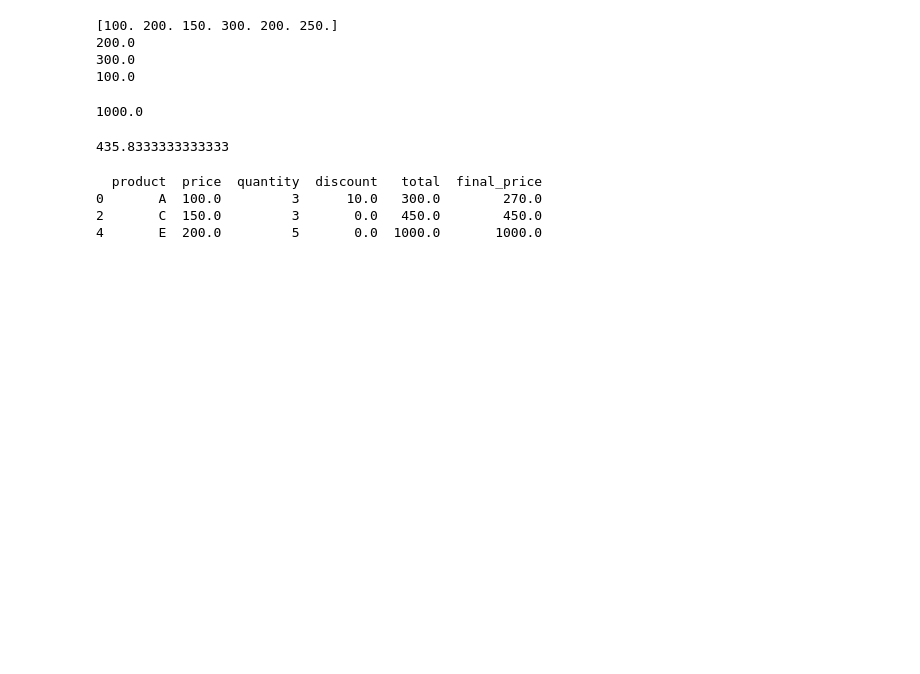
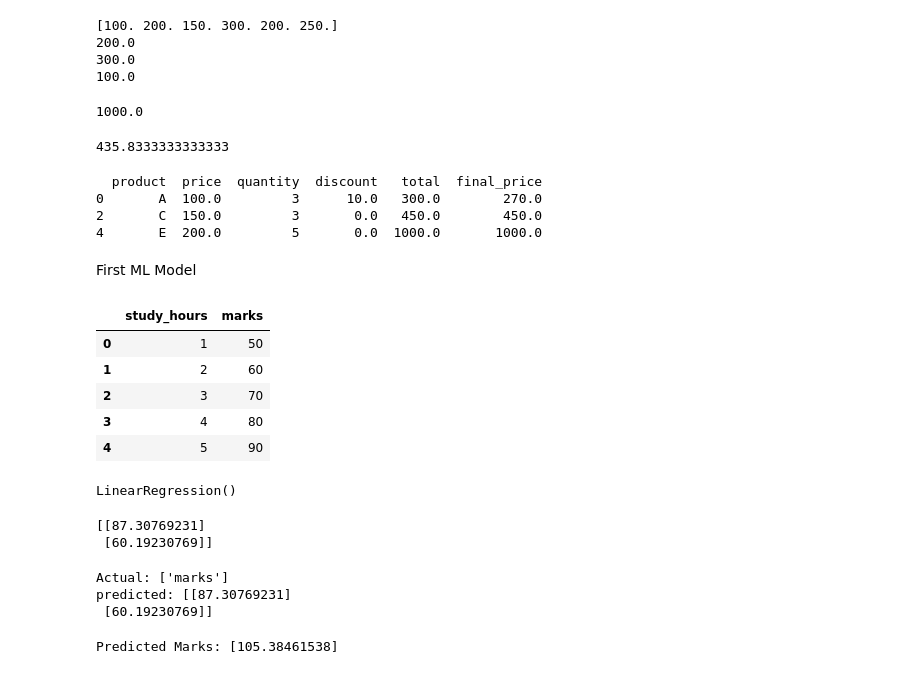
Before and after one commit to sumudusan/python_basics, a Jupyter notebook: python_basic.ipynb, the cells around one changed output. Cells and saved outputs as stored; diff of their text form; code cells hidden in the pictures; blank space fills up the shorter version.

```diff
--- a/python_basic.ipynb
+++ b/python_basic.ipynb
@@ -658,3 +658,5 @@ print(df[df['quantity']>2])
 0       A  100.0         3      10.0   300.0        270.0
 2       C  150.0         3       0.0   450.0        450.0
 4       E  200.0         5       0.0  1000.0       1000.0
+# %% [markdown]
+First ML Model
@@ -660,0 +667,10 @@ print(df[df['quantity']>2])
+# %%
+df = pd.read_csv("Book4.csv")
+df.head()
+# %% [output]
+|  | study_hours | marks |
+| 0 | 1 | 50 |
+| 1 | 2 | 60 |
+| 2 | 3 | 70 |
+| 3 | 4 | 80 |
+| 4 | 5 | 90 |
@@ -660,0 +681,25 @@ print(df[df['quantity']>2])
+# %%
+model = LinearRegression()
+model.fit(x_train, y_train)
+# %% [output]
+LinearRegression()
+# %%
+predictions = model.predict(x_test)
+print(predictions)
+# %% [output]
+[[87.30769231]
+ [60.19230769]]
+# %%
+print("Actual:", list(y_test))
+print("predicted:", predictions)
+# %% [output]
+Actual: ['marks']
+predicted: [[87.30769231]
+ [60.19230769]]
+# %%
+new_data = [[7]]  # 7 hours study
+predicted_marks = model.predict(new_data)
+
+print("Predicted Marks:", predicted_marks[0])
+# %% [output]
+Predicted Marks: [105.38461538]
```
Also changed, not shown: parts of 2 cells of this notebook, 2 other files.
